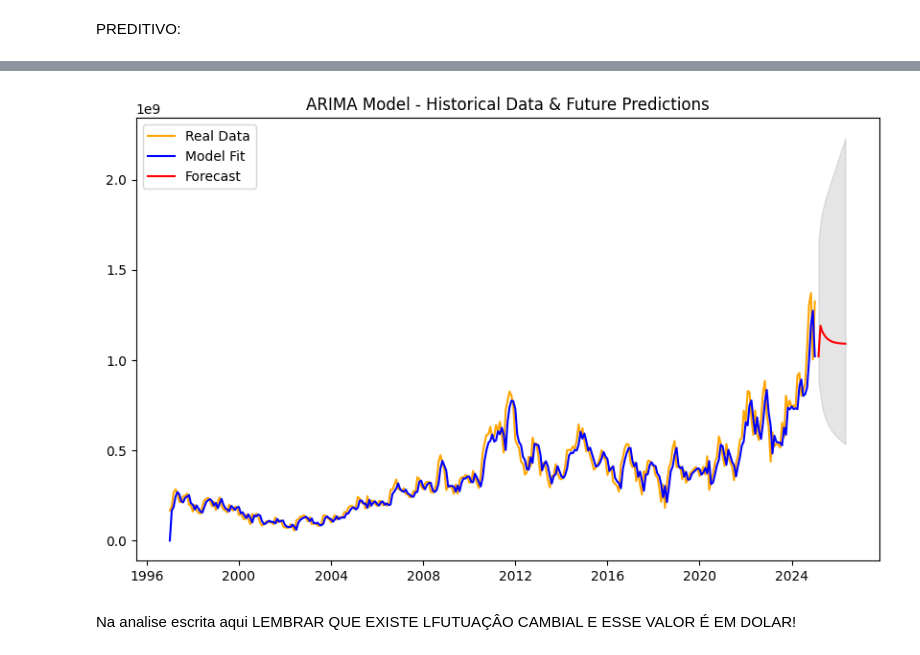
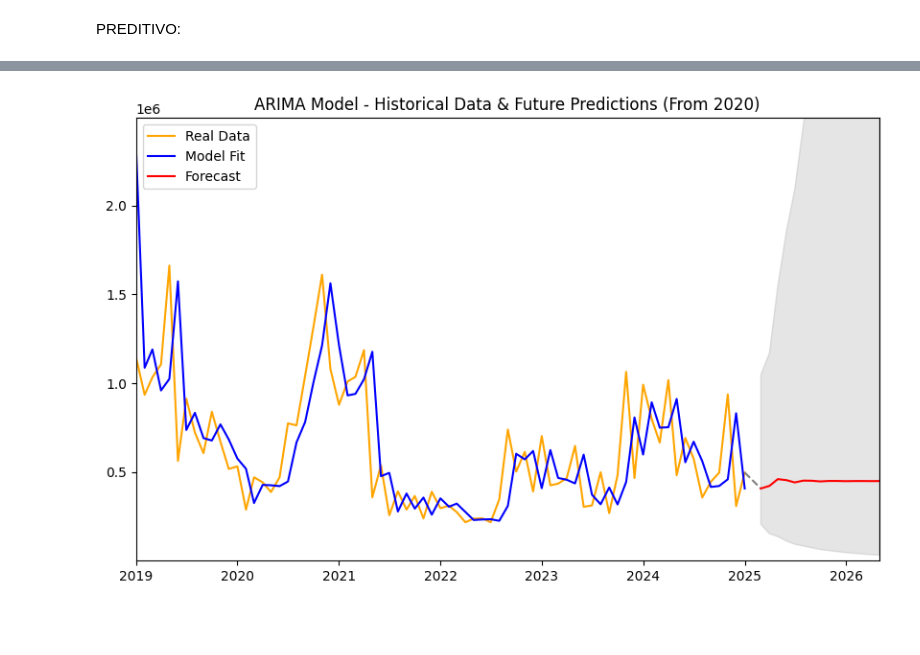
Before and after one commit to dandoni/IELSenai, a Jupyter notebook: Problema 1.ipynb, the cells around one changed output, grey strips where cells are left out. Saved outputs shown, nothing was run; the diff lists cells and outputs as text; code cells hidden in the pictures; blank space fills up the shorter version.

```diff
--- a/Problema 1.ipynb
+++ b/Problema 1.ipynb
@@ -567,7 +688,7 @@ import matplotlib.pyplot as plt
 from statsmodels.tsa.arima.model import ARIMA
 
 # Ajuste do modelo ARIMA
-model = ARIMA(df['log_VL_FOB'], order=(2, 1, 2))
+model = ARIMA(df_export['QT_ESTAT_winsor_log'], order=(2, 1, 2))
 results = model.fit()
 
 # Número de previsões futuras
@@ -575,44 +696,55 @@ n_forecast = 15
 
 # Gerando as previsões futuras
 forecast = results.get_forecast(steps=n_forecast)
-forecast_index = pd.date_range(df.index[-1], periods=n_forecast + 1, freq='M')[1:]
+forecast_index = pd.date_range(df_export.index[-1], periods=n_forecast + 1, freq='ME')[1:]
 
 # Pegando o último valor ajustado (fitted)
 last_fitted_value = results.fittedvalues.iloc[-1]
 
 # Valores previstos e intervalo de confiança (voltando à escala original)
 forecast_values = np.exp(forecast.predicted_mean)
 conf_int = forecast.conf_int()
 conf_int_values = np.exp(conf_int)
 
 # 🔹 **Corrigindo a descontinuidade**
 forecast_values.iloc[0] = np.exp(last_fitted_value)  # Suaviza a transição
 
 # 🔹 **Corrigindo o Model Fit para não começar em 0**
 start_index = results.fittedvalues.first_valid_index()  # Obtém a primeira data válida
-start_loc = df.index.get_loc(start_index)  # Converte para índice numérico
+start_loc = df_export.index.get_loc(start_index)  # Converte para índice numérico
 model_fit_values = np.exp(results.fittedvalues.iloc[start_loc:])  # Remove valores iniciais inconsistentes
 
-# 🔹 **Plotando os dados**
+# 🔹 **Plotando os dados limitando a partir d e ajustando escala Y**
 plt.figure(figsize=(10, 6))
 
 # Dados reais
-plt.plot(df.index, np.exp(df['log_VL_FOB']), label='Real Data', color='orange')
+plt.plot(df_export.index, np.exp(df_export['QT_ESTAT_winsor_log']), label='Real Data', color='orange')
 
 # Ajuste do modelo (corrigido)
-plt.plot(df.index[start_loc:], model_fit_values, label='Model Fit', color='blue')
+plt.plot(df_export.index[start_loc:], model_fit_values, label='Model Fit', color='blue')
+
+# Conectando último valor real com a previsão
+plt.plot([df_export.index[-1], forecast_index[0]], [np.exp(df_export['QT_ESTAT_winsor_log'].iloc[-1]), forecast_values.iloc[0]], color='gray', linestyle='--')
 
 # Previsões futuras ajustadas
 plt.plot(forecast_index, forecast_values, label='Forecast', color='red')
 
 # Intervalo de confiança
 plt.fill_between(forecast_index, conf_int_values.iloc[:, 0], conf_int_values.iloc[:, 1], color='gray', alpha=0.2)
 
+
+ano = 2019
+# Ajustando o eixo x para começar em ano
+plt.xlim(pd.to_datetime('2019-01-01'), forecast_index[-1])
+
+# Ajustando o eixo y para uma escala mais adequada (5% acima e abaixo dos dados)
+y_min = np.exp(df_export['QT_ESTAT_winsor_log']).loc['2019':].min() * 0.001
+y_max = np.exp(df_export['QT_ESTAT_winsor_log']).loc['2019':].max() * 1.5
+plt.ylim(y_min, y_max)
+
 # Ajustando legenda e título
-plt.title('ARIMA Model - Historical Data & Future Predictions')
+plt.title('ARIMA Model - Historical Data & Future Predictions (From 2020)')
 plt.legend()
 plt.show()
 # %% [output]
-[figure, old version]
+[figure, new version]
-# %% [markdown]
-Na analise escrita aqui LEMBRAR QUE EXISTE LFUTUAÇÂO CAMBIAL E ESSE VALOR É EM DOLAR!
```
Also changed, not shown: parts of 34 cells of this notebook.
